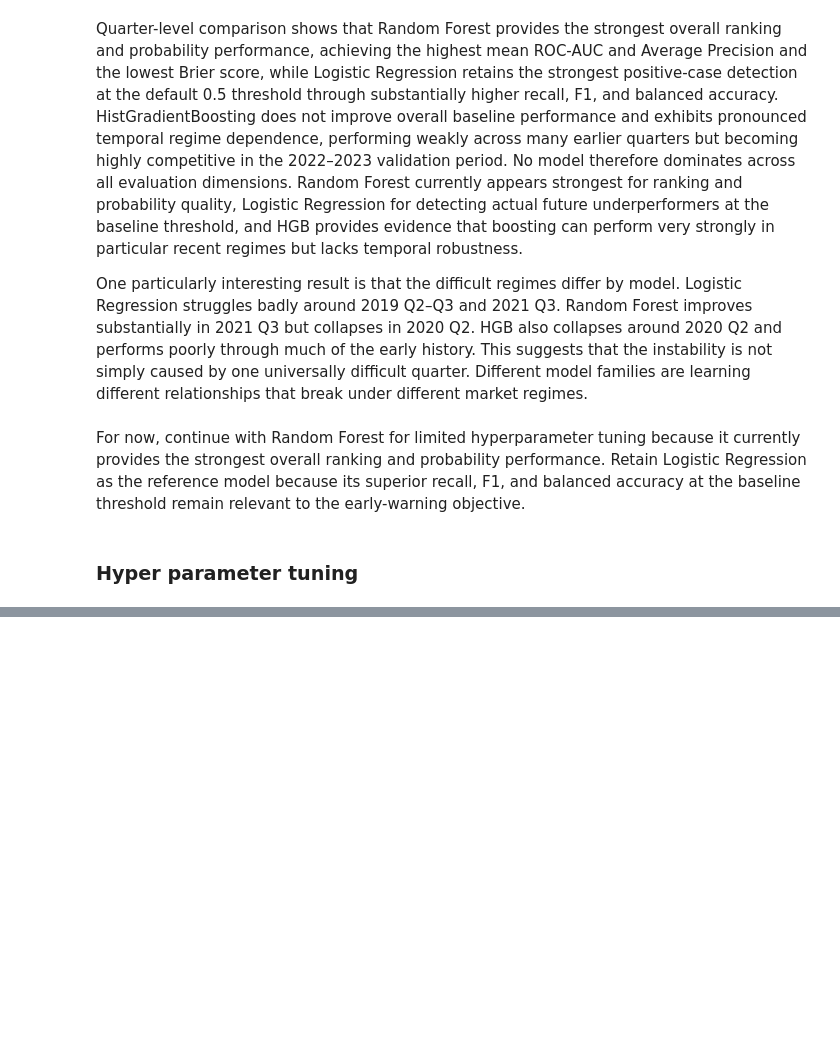
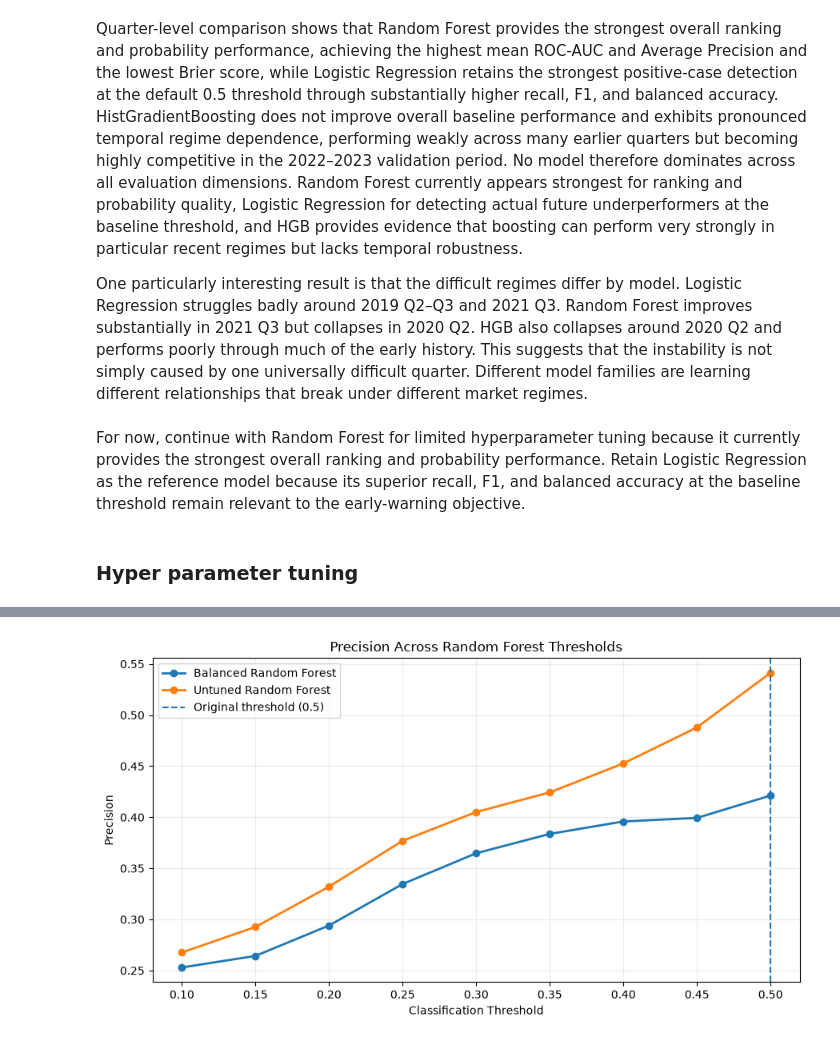
Before and after one commit to terra9/superannuation-performance-early-warning, a Jupyter notebook: notebooks/baseline_modelling.ipynb, the cells around one changed output, grey strips where cells are left out. Saved outputs shown, nothing was run; the diff lists cells and outputs as text; code cells hidden in the pictures; blank space fills up the shorter version.

```diff
--- a/notebooks/baseline_modelling.ipynb
+++ b/notebooks/baseline_modelling.ipynb
@@ -4169,0 +4886,9 @@ For now, continue with Random Forest for limited hyperparameter tuning because i
+# %%
+# Use a coarse grid first to avoid overfitting threshold selection.
+threshold_grid = np.arange(
+    0.10,
+    0.51,
+    0.05,
+)
+
+threshold_grid
@@ -4169,0 +5154,89 @@ For now, continue with Random Forest for limited hyperparameter tuning because i
+# %%
+# Plot the main threshold-dependent metrics separately.
+threshold_metrics = [
+    "mean_precision",
+    "mean_recall",
+    "mean_f1",
+    "mean_balanced_accuracy",
+]
+
+
+for metric in threshold_metrics:
+
+    fig, ax = plt.subplots(
+        figsize=(9, 5)
+    )
+
+    # Plot one line for each Random Forest specification.
+    for model_name in (
+        rf_threshold_summary[
+            "model"
+        ].unique()
+    ):
+
+        plot_data = (
+            rf_threshold_summary[
+                rf_threshold_summary[
+                    "model"
+                ].eq(model_name)
+            ]
+            .sort_values(
+                "threshold"
+            )
+        )
+
+        ax.plot(
+            plot_data[
+                "threshold"
+            ],
+            plot_data[
+                metric
+            ],
+            marker="o",
+            linewidth=2,
+            label=model_name,
+        )
+
+
+    # Mark the original classification threshold.
+    ax.axvline(
+        x=0.5,
+        linestyle="--",
+        linewidth=1.5,
+        label="Original threshold (0.5)",
+    )
+
+
+    ax.set_xlabel(
+        "Classification Threshold"
+    )
+
+    ax.set_ylabel(
+        metric.replace(
+            "mean_",
+            "",
+        )
+        .replace(
+            "_",
+            " ",
+        )
+        .title()
+    )
+
+    ax.set_title(
+        (
+            f"{metric.replace('mean_', '').replace('_', ' ').title()} "
+            "Across Random Forest Thresholds"
+        )
+    )
+
+    ax.legend()
+
+    ax.grid(
+        alpha=0.25
+    )
+
+    plt.tight_layout()
+    plt.show()
+# %% [output]
+[figure, added]
```
Also changed, not shown: parts of 34 cells of this notebook.
